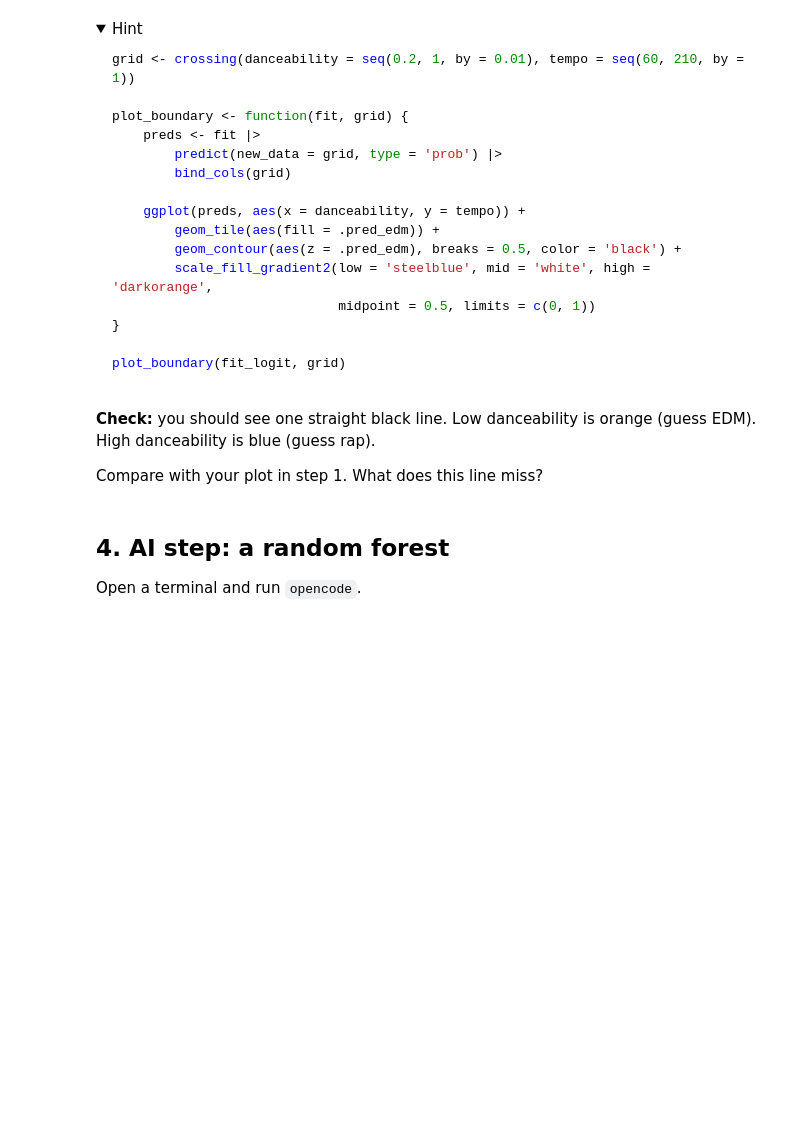
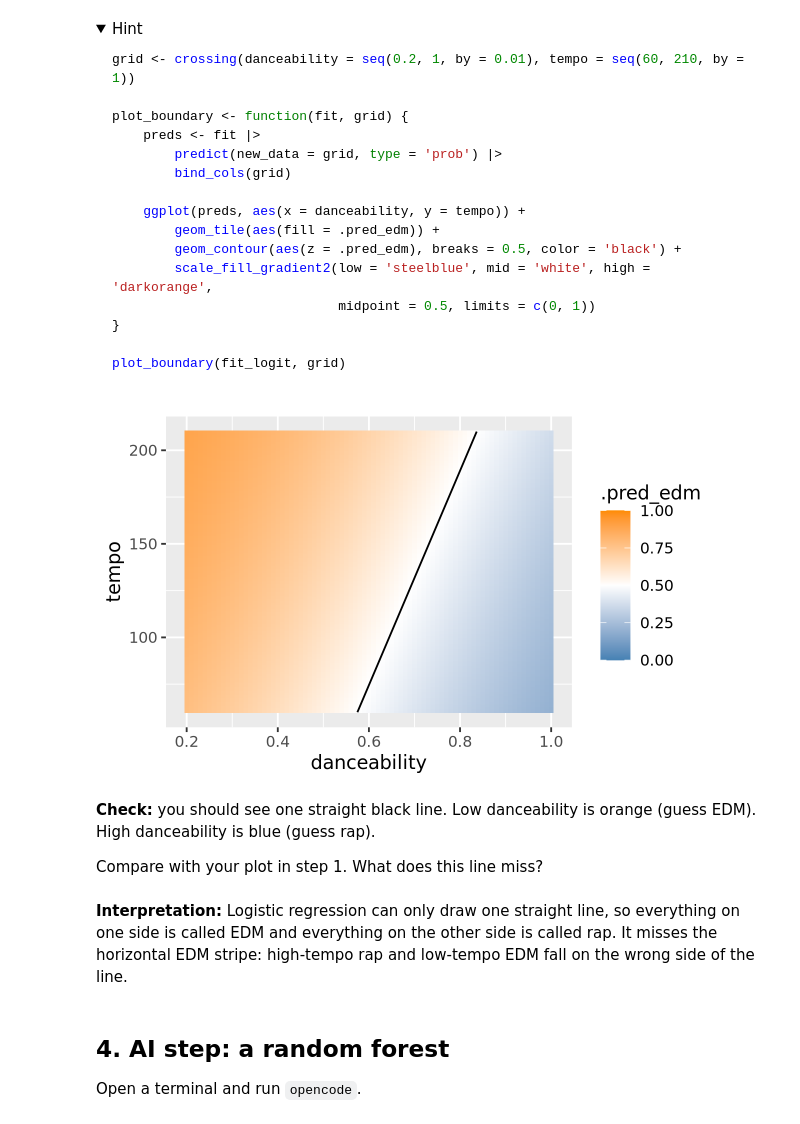
Before and after one commit to nisargp123/codespace, a Jupyter notebook: exercises/13-spotify-exercise.ipynb, the cells around one changed output. Saved outputs shown, nothing was run; the diff lists cells and outputs as text; code cells hidden in the pictures; folded sections open; blank space fills up the shorter version.

````diff
--- a/exercises/13-spotify-exercise.ipynb
+++ b/exercises/13-spotify-exercise.ipynb
@@ -76,3 +104,12 @@ preds |> summarize(accuracy = mean(guess == genre))
 ```
 
 </details>
+# %%
+fit_logit <- logistic_reg() |> fit(genre ~ danceability + tempo, data = songs)
+
+preds <- fit_logit |>
+    predict(new_data = songs, type = 'prob') |>
+    bind_cols(songs) |>
+    mutate(guess = if_else(.pred_edm > 0.5, 'edm', 'rap'))
+
+preds |> summarize(accuracy = mean(guess == genre))
@@ -120,10 +170,30 @@ plot_boundary(fit_logit, grid)
 ```
 
 </details>
+# %%
+grid <- crossing(danceability = seq(0.2, 1, by = 0.01), tempo = seq(60, 210, by = 1))
+
+plot_boundary <- function(fit, grid) {
+    preds <- fit |>
+        predict(new_data = grid, type = 'prob') |>
+        bind_cols(grid)
+
+    ggplot(preds, aes(x = danceability, y = tempo)) +
+        geom_tile(aes(fill = .pred_edm)) +
+        geom_contour(aes(z = .pred_edm), breaks = 0.5, color = 'black') +
+        scale_fill_gradient2(low = 'steelblue', mid = 'white', high = 'darkorange',
+                             midpoint = 0.5, limits = c(0, 1))
+}
+
+plot_boundary(fit_logit, grid)
+# %% [output]
+[figure, added]
 # %% [markdown]
 **Check:** you should see one straight black line. Low danceability is orange (guess EDM). High danceability is blue (guess rap).
 
 Compare with your plot in step 1. What does this line miss?
+# %% [markdown]
+**Interpretation:** Logistic regression can only draw one straight line, so everything on one side is called EDM and everything on the other side is called rap. It misses the horizontal EDM stripe: high-tempo rap and low-tempo EDM fall on the wrong side of the line.
 # %% [markdown]
 ## 4. AI step: a random forest
 
````
Also changed, not shown: parts of 11 cells of this notebook, 2 other files.
